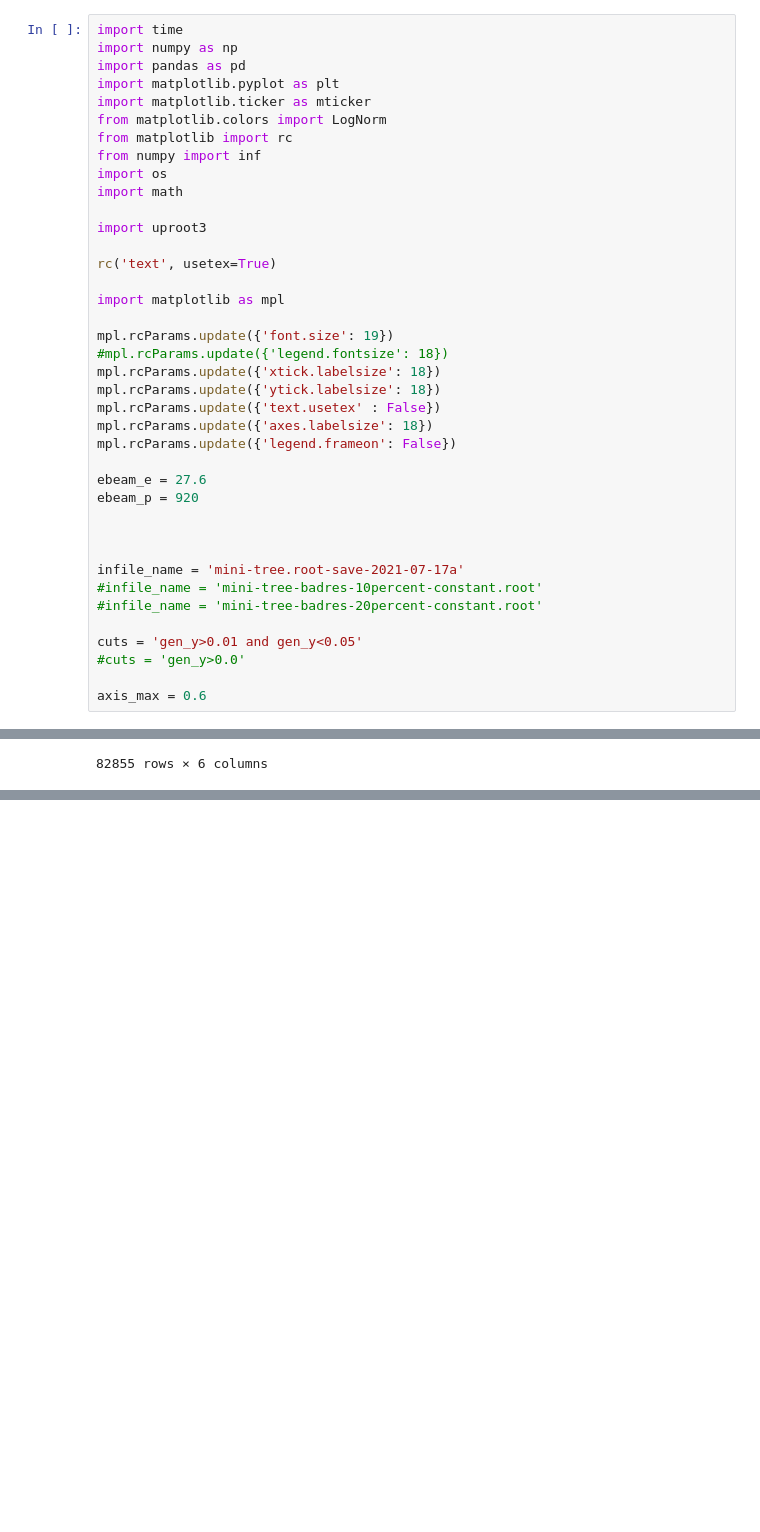
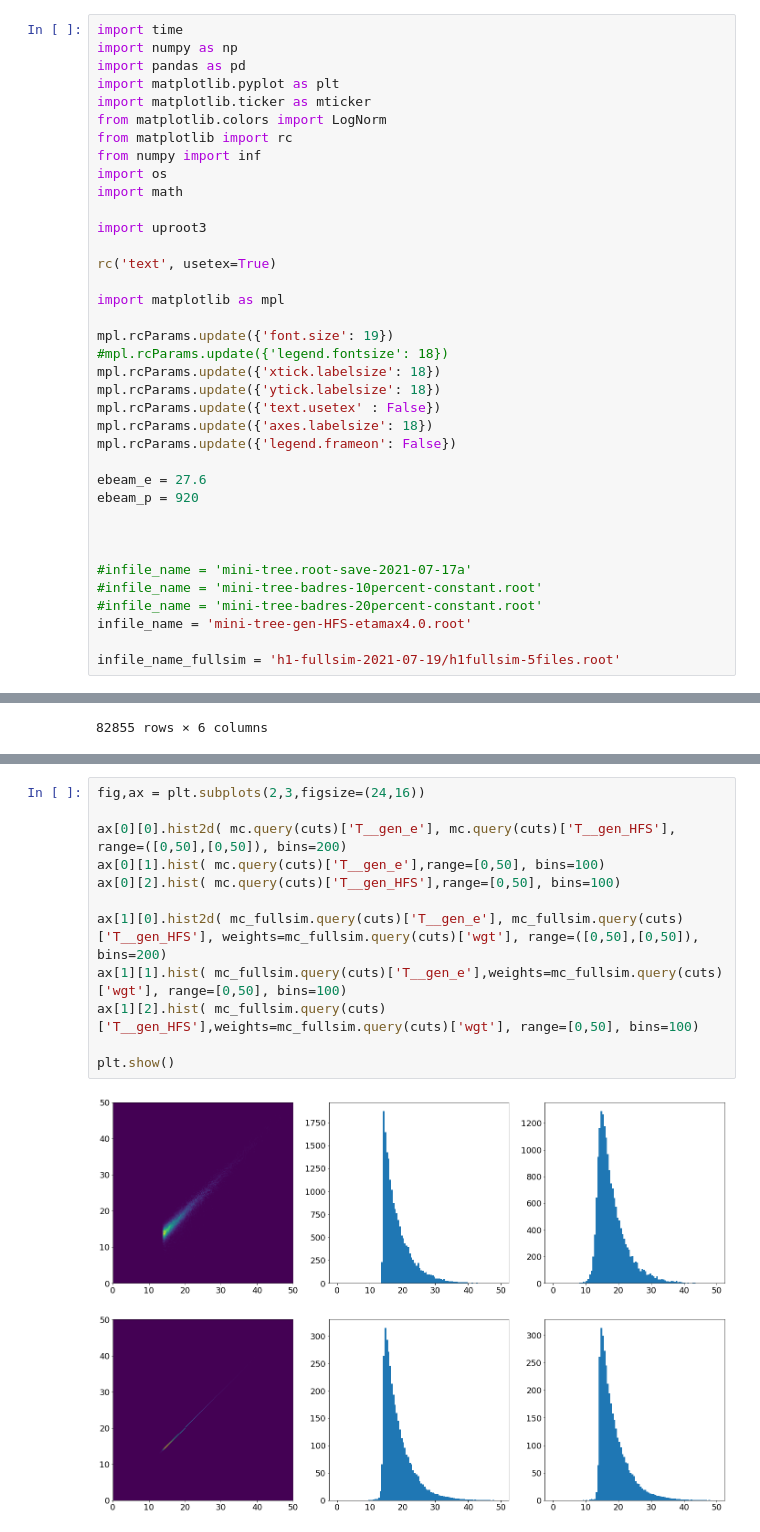
Before and after one commit to owen234/DIS-reco, a Jupyter notebook: hfs-resolution-study.ipynb, the cells around one changed output, grey strips where cells are left out. Saved outputs shown, nothing was run; the diff lists cells and outputs as text; blank space fills up the shorter version.

```diff
--- a/hfs-resolution-study.ipynb
+++ b/hfs-resolution-study.ipynb
@@ -31,14 +31,12 @@ ebeam_p = 920
 
 
 
-infile_name = 'mini-tree.root-save-2021-07-17a'
+#infile_name = 'mini-tree.root-save-2021-07-17a'
 #infile_name = 'mini-tree-badres-10percent-constant.root'
 #infile_name = 'mini-tree-badres-20percent-constant.root'
+infile_name = 'mini-tree-gen-HFS-etamax4.0.root'
 
-cuts = 'gen_y>0.01 and gen_y<0.05'
-#cuts = 'gen_y>0.0'
-
-axis_max = 0.6
+infile_name_fullsim = 'h1-fullsim-2021-07-19/h1fullsim-5files.root'
 # %% [markdown]
 ### Read in the minitree root file into a pandas dataframe
 # %%
@@ -137,0 +244,14 @@ mc[['Sigma__HFS','Sigma__gen_HFS','Sigma__gen_e','dSigma_norm__gen_HFS','dSigma_
+# %%
+fig,ax = plt.subplots(2,3,figsize=(24,16))
+
+ax[0][0].hist2d( mc.query(cuts)['T__gen_e'], mc.query(cuts)['T__gen_HFS'], range=([0,50],[0,50]), bins=200)
+ax[0][1].hist( mc.query(cuts)['T__gen_e'],range=[0,50], bins=100)
+ax[0][2].hist( mc.query(cuts)['T__gen_HFS'],range=[0,50], bins=100)
+
+ax[1][0].hist2d( mc_fullsim.query(cuts)['T__gen_e'], mc_fullsim.query(cuts)['T__gen_HFS'], weights=mc_fullsim.query(cuts)['wgt'], range=([0,50],[0,50]), bins=200)
+ax[1][1].hist( mc_fullsim.query(cuts)['T__gen_e'],weights=mc_fullsim.query(cuts)['wgt'], range=[0,50], bins=100)
+ax[1][2].hist( mc_fullsim.query(cuts)['T__gen_HFS'],weights=mc_fullsim.query(cuts)['wgt'], range=[0,50], bins=100)
+
+plt.show()
+# %% [output]
+[figure, added]
```
Also changed, not shown: parts of 21 cells of this notebook.
